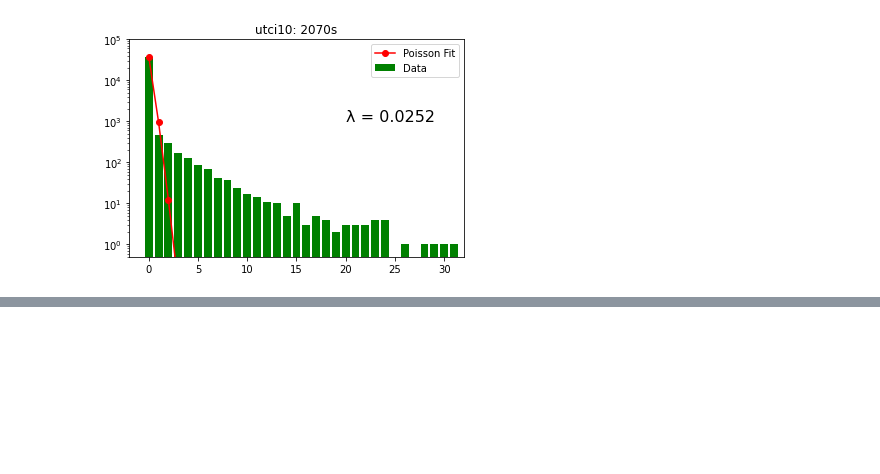
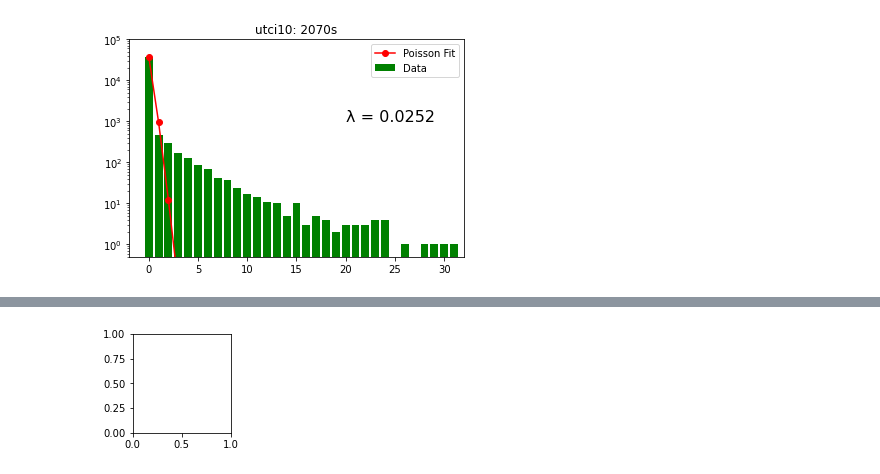
Before and after one commit to kaedonkers/ukcp_heatwave_analysis, a Jupyter notebook: 2.poisson_fit_plots.ipynb, the cells around one changed output, grey strips where cells are left out. Saved outputs shown, nothing was run; the diff lists cells and outputs as text; code cells hidden in the pictures; blank space fills up the shorter version.

```diff
--- a/2.poisson_fit_plots.ipynb
+++ b/2.poisson_fit_plots.ipynb
@@ -268,0 +289,4 @@ plots(u10hw, title='utci10: ')
+# %%
+fig = plt.figure()
+# %% [output]
+[figure, added]
```
Also changed, not shown: parts of 18 cells of this notebook.
